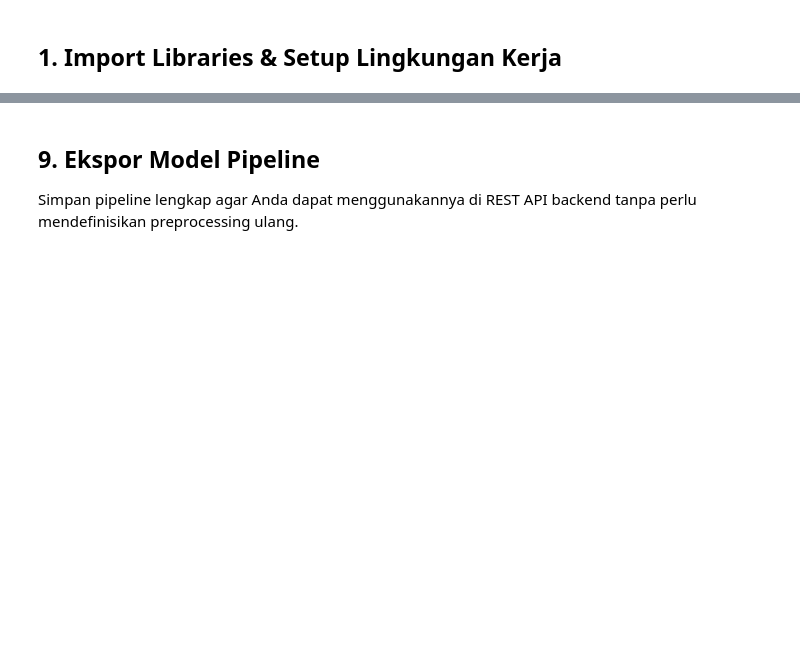
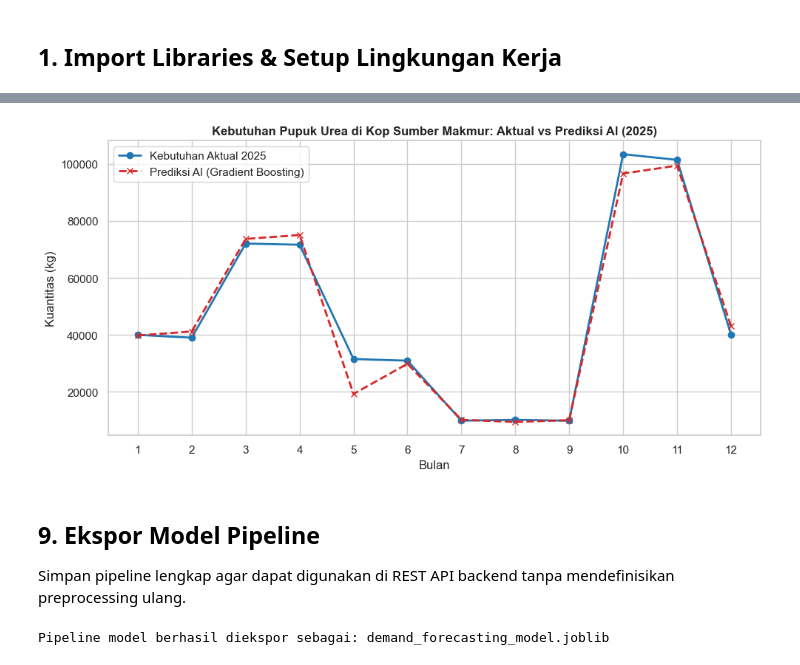
Before and after one commit to OlanIsm/TechnoScape-2026-Hackathon, a Jupyter notebook: VolumeMind/volumemind_training.ipynb, the cells around one changed output, grey strips where cells are left out. Saved outputs shown, nothing was run; the diff lists cells and outputs as text; code cells hidden in the pictures; blank space fills up the shorter version.

Commit message:
feat(ml): update model to gradient boosting and fix keyerror bulan in notebook

```diff
--- a/VolumeMind/volumemind_training.ipynb
+++ b/VolumeMind/volumemind_training.ipynb
@@ -44,4 +43,8 @@ except ImportError:
 # Membaca dataset
 df = pd.read_csv(dataset_path)
 print('Sukses! Total data:', df.shape[0], 'baris,', df.shape[1], 'kolom.')
+df['tanggal'] = pd.to_datetime(df['tanggal'])
+df['tahun'] = df['tanggal'].dt.year
+df['bulan'] = df['tanggal'].dt.month
+
 df.head()
@@ -99,13 +124,14 @@ Untuk memprediksi kebutuhan masa depan, kita membagi data berdasarkan urutan wak
 # %%
 # Tentukan fitur (X) dan label target (y)
-X = df[['tahun', 'bulan', 'id_koperasi', 'jenis_pupuk', 'curah_hujan_mm', 'musim_tanam', 'luas_lahan_hektar']]
+# Catatan: Fitur 'tahun' dihapus untuk kestabilan prediksi jangka panjang
+X = df[['bulan', 'id_koperasi', 'jenis_pupuk', 'curah_hujan_mm', 'musim_tanam', 'luas_lahan_hektar']]
 y = df['volume_kebutuhan_kg']
 
-# Split time-based
-X_train = X[X['tahun'] < 2025]
-y_train = y[X['tahun'] < 2025]
-X_test = X[X['tahun'] == 2025]
-y_test = y[X['tahun'] == 2025]
+# Split time-based menggunakan kolom tahun asli dari dataset
+X_train = X[df['tahun'] < 2025]
+y_train = y[df['tahun'] < 2025]
+X_test = X[df['tahun'] == 2025]
+y_test = y[df['tahun'] == 2025]
 
 print('Jumlah data latih (2021-2024):', X_train.shape[0], 'baris')
 print('Jumlah data uji (2025):', X_test.shape[0], 'baris')
@@ -127,18 +153,19 @@ preprocessor = ColumnTransformer(
     remainder='passthrough'
 )
 
-# 2. Definisikan pipeline model utuh dengan regulasi
+# 2. Definisikan pipeline model utuh dengan GradientBoostingRegressor teroptimasi
 model_pipeline = Pipeline(steps=[
     ('preprocessor', preprocessor),
-    ('regressor', RandomForestRegressor(
-        n_estimators=100,
-        max_depth=8,
+    ('regressor', GradientBoostingRegressor(
+        n_estimators=200,
+        learning_rate=0.1,
+        max_depth=4,
         min_samples_leaf=4,
-        min_samples_split=10,
+        min_samples_split=2,
         random_state=42
     ))
 ])
 
 # 3. Latih model
 model_pipeline.fit(X_train, y_train)
-print('Model RandomForest berhasil dilatih!')
+print('Model Gradient Boosting berhasil dilatih!')
@@ -208,27 +247,31 @@ plt.show()
 # %%
 # Grafik 4: Visualisasi Perbandingan Nilai Aktual vs Prediksi Model pada tahun 2025
 eval_df = X_test.copy()
 eval_df['Aktual'] = y_test
 eval_df['Prediksi'] = y_test_pred
 eval_df = eval_df.sort_values(by='bulan')
 
-# Ambil contoh untuk Koperasi 'kop-sumber-makmur' dan pupuk 'Urea'
-sample_df = eval_df[(eval_df['id_koperasi'] == 'kop-sumber-makmur') & (eval_df['jenis_pupuk'] == 'Urea')]
+# Ambil contoh untuk Koperasi 'Koperasi Sumber Makmur' dan pupuk 'Pupuk Urea Granul' (disesuaikan dengan nilai riil dataset)
+sample_df = eval_df[(eval_df['id_koperasi'] == 'Koperasi Sumber Makmur') & (eval_df['jenis_pupuk'] == 'Pupuk Urea Granul')]
 
 plt.figure(figsize=(10, 5))
 plt.plot(sample_df['bulan'], sample_df['Aktual'], label='Kebutuhan Aktual 2025', marker='o', linewidth=2, color='#1f77b4')
-plt.plot(sample_df['bulan'], sample_df['Prediksi'], label='Prediksi AI (Random Forest)', marker='x', linestyle='--', linewidth=2, color='#d62728')
+plt.plot(sample_df['bulan'], sample_df['Prediksi'], label='Prediksi AI (Gradient Boosting)', marker='x', linestyle='--', linewidth=2, color='#d62728')
 plt.title('Kebutuhan Pupuk Urea di Kop Sumber Makmur: Aktual vs Prediksi AI (2025)', fontsize=12, fontweight='bold')
 plt.xlabel('Bulan')
 plt.ylabel('Kuantitas (kg)')
 plt.xticks(range(1, 13))
 plt.legend()
 plt.tight_layout()
 plt.show()
+# %% [output]
+[figure, added]
 # %% [markdown]
 ## 9. Ekspor Model Pipeline
-Simpan pipeline lengkap agar Anda dapat menggunakannya di REST API backend tanpa perlu mendefinisikan preprocessing ulang.
+Simpan pipeline lengkap agar dapat digunakan di REST API backend tanpa mendefinisikan preprocessing ulang.
 # %%
 model_filename = 'demand_forecasting_model.joblib'
 joblib.dump(model_pipeline, model_filename)
 print('Pipeline model berhasil diekspor sebagai:', model_filename)
+# %% [output]
+Pipeline model berhasil diekspor sebagai: demand_forecasting_model.joblib
```
Also changed, not shown: parts of 20 cells of this notebook, 1 other file.
